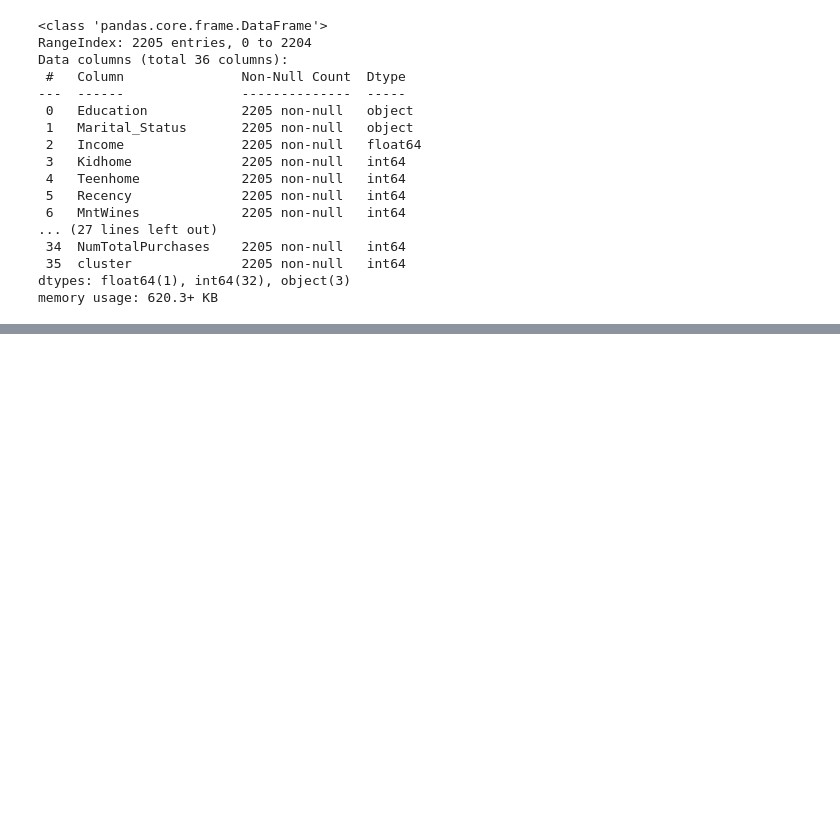
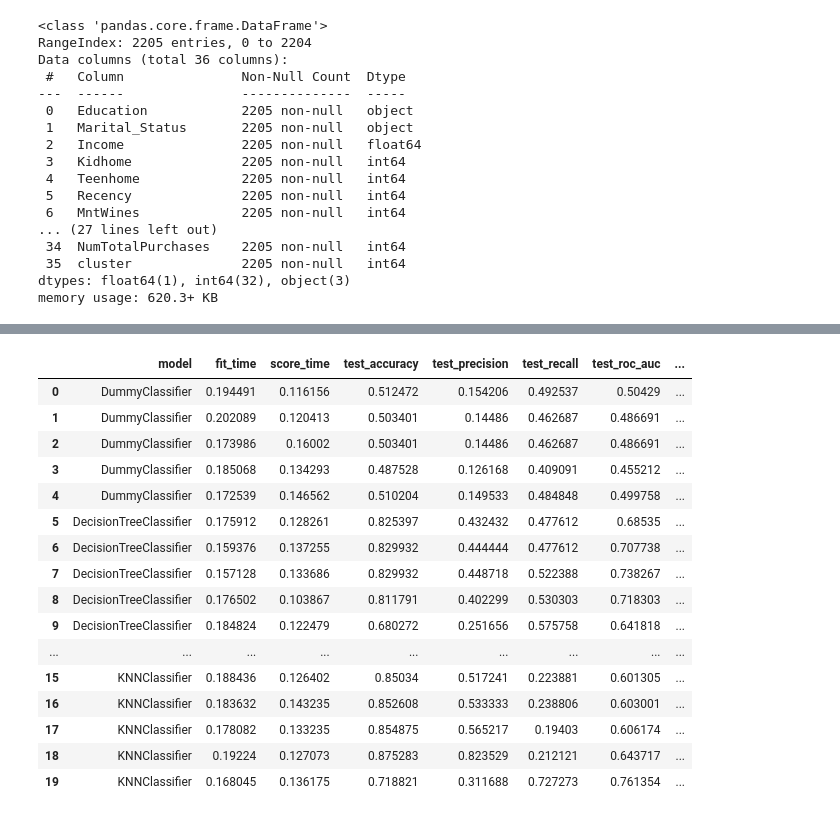
Before and after one commit to gustavo-dias-martins/Clusterizacao_Clientes_Delivery, a Jupyter notebook: Notebooks/04_classification.ipynb, the cells around one changed output, grey strips where cells are left out. Drawn from its saved outputs; the diff is of its cells as text; code cells hidden in the pictures; blank space fills up the shorter version.

```diff
--- a/Notebooks/04_classification.ipynb
+++ b/Notebooks/04_classification.ipynb
@@ -129,0 +191,24 @@ def pipeline_model(X, y, model, kf):
+# %%
+df_results_explode = df_results.explode(
+    df_results.columns[1:].to_list()
+).reset_index(drop=True)
+
+df_results_explode
+# %% [output]
+|  | model | fit_time | score_time | test_accuracy | test_precision | test_recall | test_roc_auc | ... |
+| 0 | DummyClassifier | 0.194491 | 0.116156 | 0.512472 | 0.154206 | 0.492537 | 0.50429 | ... |
+| 1 | DummyClassifier | 0.202089 | 0.120413 | 0.503401 | 0.14486 | 0.462687 | 0.486691 | ... |
+| 2 | DummyClassifier | 0.173986 | 0.16002 | 0.503401 | 0.14486 | 0.462687 | 0.486691 | ... |
+| 3 | DummyClassifier | 0.185068 | 0.134293 | 0.487528 | 0.126168 | 0.409091 | 0.455212 | ... |
+| 4 | DummyClassifier | 0.172539 | 0.146562 | 0.510204 | 0.149533 | 0.484848 | 0.499758 | ... |
+| 5 | DecisionTreeClassifier | 0.175912 | 0.128261 | 0.825397 | 0.432432 | 0.477612 | 0.68535 | ... |
+| 6 | DecisionTreeClassifier | 0.159376 | 0.137255 | 0.829932 | 0.444444 | 0.477612 | 0.707738 | ... |
+| 7 | DecisionTreeClassifier | 0.157128 | 0.133686 | 0.829932 | 0.448718 | 0.522388 | 0.738267 | ... |
+| 8 | DecisionTreeClassifier | 0.176502 | 0.103867 | 0.811791 | 0.402299 | 0.530303 | 0.718303 | ... |
+| 9 | DecisionTreeClassifier | 0.184824 | 0.122479 | 0.680272 | 0.251656 | 0.575758 | 0.641818 | ... |
+| ... | ... | ... | ... | ... | ... | ... | ... | ... |
+| 15 | KNNClassifier | 0.188436 | 0.126402 | 0.85034 | 0.517241 | 0.223881 | 0.601305 | ... |
+| 16 | KNNClassifier | 0.183632 | 0.143235 | 0.852608 | 0.533333 | 0.238806 | 0.603001 | ... |
+| 17 | KNNClassifier | 0.178082 | 0.133235 | 0.854875 | 0.565217 | 0.19403 | 0.606174 | ... |
+| 18 | KNNClassifier | 0.19224 | 0.127073 | 0.875283 | 0.823529 | 0.212121 | 0.643717 | ... |
+| 19 | KNNClassifier | 0.168045 | 0.136175 | 0.718821 | 0.311688 | 0.727273 | 0.761354 | ... |
```
Also changed, not shown: parts of 5 cells of this notebook, 3 other files.
